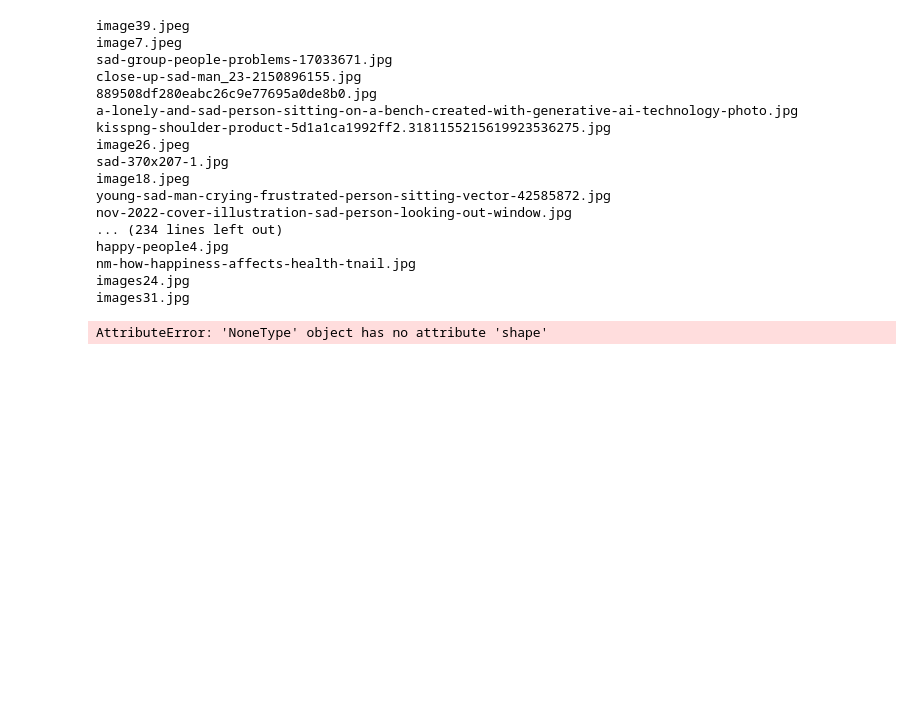
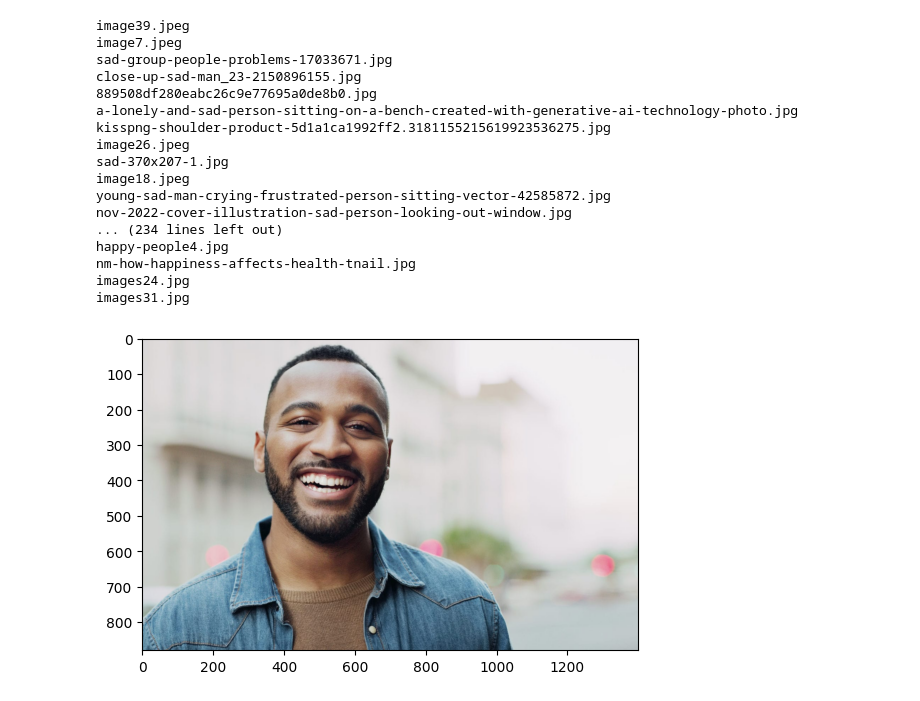
Before and after one commit to Kangetheee/ImageClassifier, a Jupyter notebook: imageClassifier.ipynb, the cells around one changed output. Cells and saved outputs as stored; diff of their text form; code cells hidden in the pictures; blank space fills up the shorter version.

```diff
--- a/imageClassifier.ipynb
+++ b/imageClassifier.ipynb
@@ -97,11 +99,12 @@ nm-how-happiness-affects-health-tnail.jpg
 images24.jpg
 images31.jpg
 # %%
-img = cv2.imread(os.path.join('data','happy','happy1.jpg'))
+img = cv2.imread(os.path.join('data','happy','05-12-21-happy-people.jpg'))
-# %%
-print(img)
-# %% [output]
-AttributeError: 'NoneType' object has no attribute 'shape'
+# %%
+plt.imshow(cv2.cvtColor(img, cv2.COLOR_BGR2RGB))
+plt.show()
+# %% [output]
+[figure, added]
 # %%
 # Dodgy script
 for image_class in os.listdir(data_dir):
```
Also changed, not shown: parts of 1 cell of this notebook.
